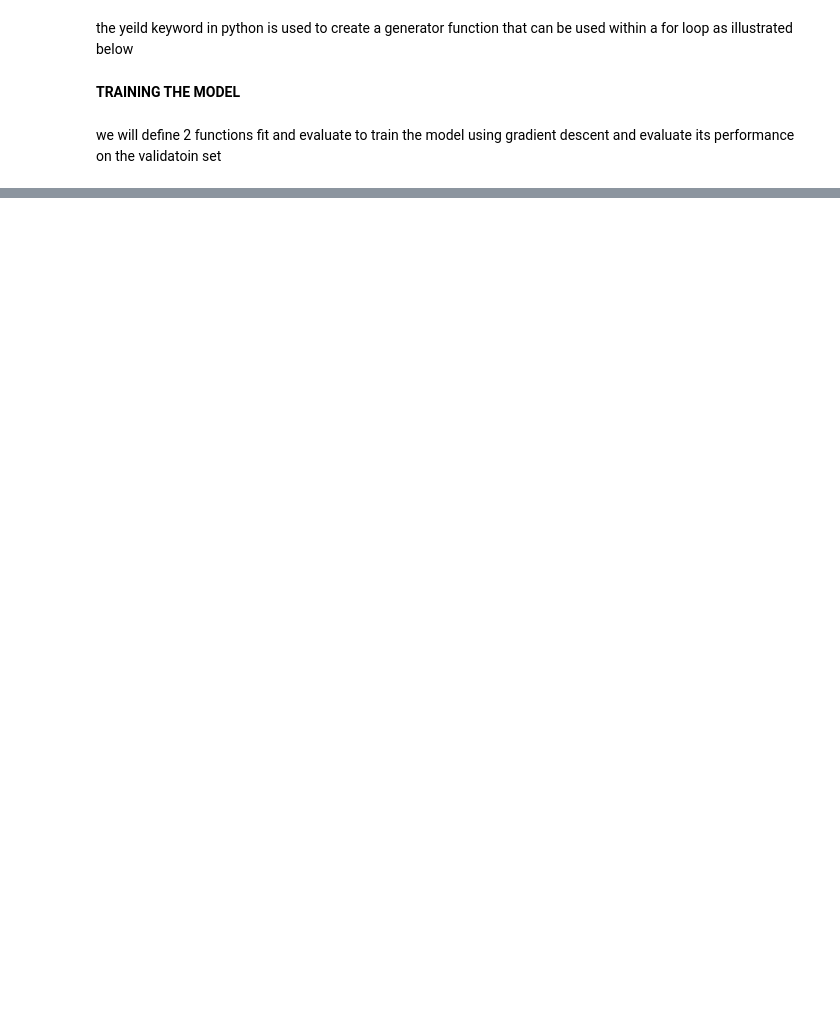
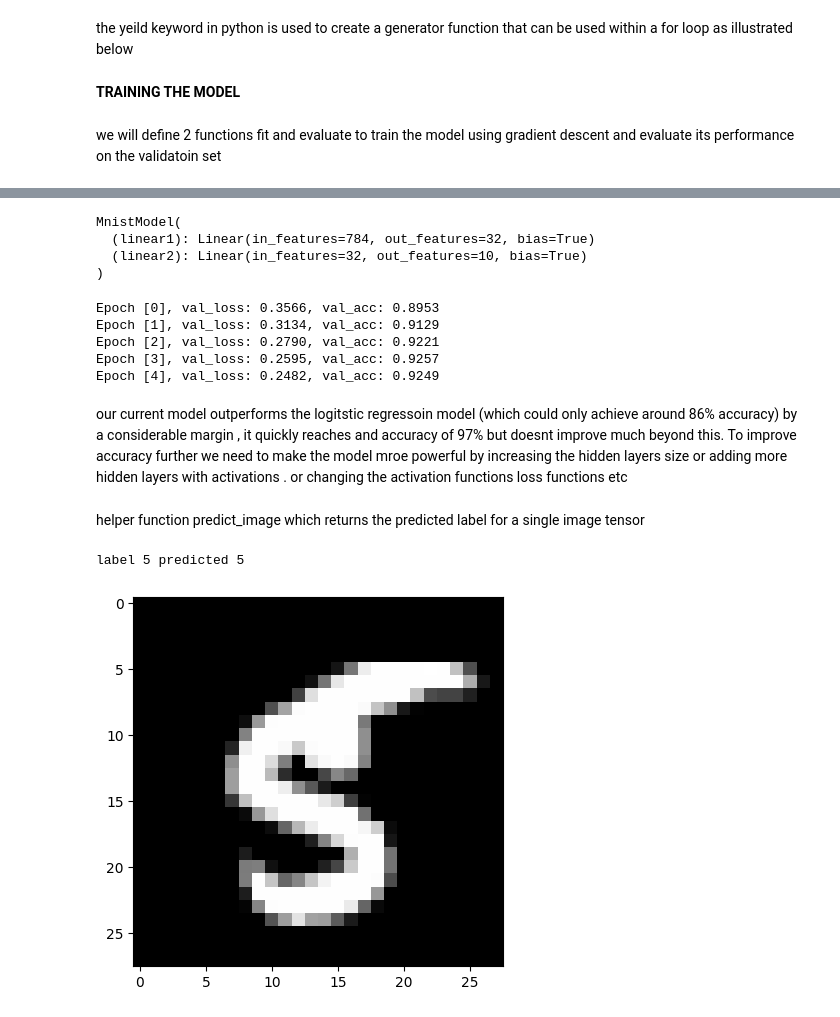
Before and after one commit to nitinshas3/PyTorch, a Jupyter notebook: mnist2.ipynb, the cells around one changed output, grey strips where cells are left out. Drawn from its saved outputs; the diff is of its cells as text; code cells hidden in the pictures; blank space fills up the shorter version.

Commit message:
image classification using 2 layers of neural networks trained on GPU complete

```diff
--- a/mnist2.ipynb
+++ b/mnist2.ipynb
@@ -175,6 +175,17 @@ class MnistModel(nn.Module):
         loss = F.cross_entropy(out,labels)
         acc = accuracy(out,labels)
         return{'val_loss':loss,'val_acc':acc}
+
+
+    def validation_epoch_end(self, outputs):
+         batch_losses = [x['val_loss'] for x in outputs]
+         epoch_loss = torch.stack(batch_losses).mean()  # Combine losses
+         batch_accs = [x['val_acc'] for x in outputs]
+         epoch_acc = torch.stack(batch_accs).mean()  # Combine accuracies
+         return {'val_loss': epoch_loss.item(), 'val_acc': epoch_acc.item()}
+
+    def epoch_end(self, epoch, result):
+      print("Epoch [{}], val_loss: {:.4f}, val_acc: {:.4f}".format(epoch, result['val_loss'], result['val_acc']))
 # %%
 def accuracy(outputs,labels):
     _,preds = torch.max(outputs,dim = 1)
@@ -307,0 +346,36 @@ we will define 2 functions fit and evaluate to train the model using gradient de
+# %%
+#model (on GPU)
+model = MnistModel(input_size,hidden_size,out_size = num_classes)
+to_device(model,device)
+# %% [output]
+MnistModel(
+  (linear1): Linear(in_features=784, out_features=32, bias=True)
+  (linear2): Linear(in_features=32, out_features=10, bias=True)
+)
+# %%
+history = fit(5,0.1,model,train_loader,val_loader)
+# %% [output]
+Epoch [0], val_loss: 0.3566, val_acc: 0.8953
+Epoch [1], val_loss: 0.3134, val_acc: 0.9129
+Epoch [2], val_loss: 0.2790, val_acc: 0.9221
+Epoch [3], val_loss: 0.2595, val_acc: 0.9257
+Epoch [4], val_loss: 0.2482, val_acc: 0.9249
+# %% [markdown]
+our current model outperforms  the logitstic regressoin model (which could only achieve around 86% accuracy) by a considerable margin , it quickly reaches and accuracy of 97% but doesnt improve much beyond this. To improve accuracy further we need to make the model mroe powerful by increasing the hidden layers size or adding more hidden layers with activations . or changing the activation functions loss functions etc
+# %%
+test_dataset = MNIST(root='/content/data',train = False,transform=ToTensor())
+# %% [markdown]
+helper function predict_image which returns the predicted label for a single image tensor
+# %%
+def predict_image(img,model):
+    xb = to_device(img.unsqueeze(0),device)
+    yb = model(xb)
+    _,preds = torch.max(yb,dim = 1)
+    return preds[0].item()
+# %%
+img,label = test_dataset[347]
+plt.imshow(img.permute(1,2,0),cmap='gray')
+print('label',label,'predicted',predict_image(img,model))
+# %% [output]
+label 5 predicted 5
+[figure, added]
```
Also changed, not shown: parts of 11 cells of this notebook.
